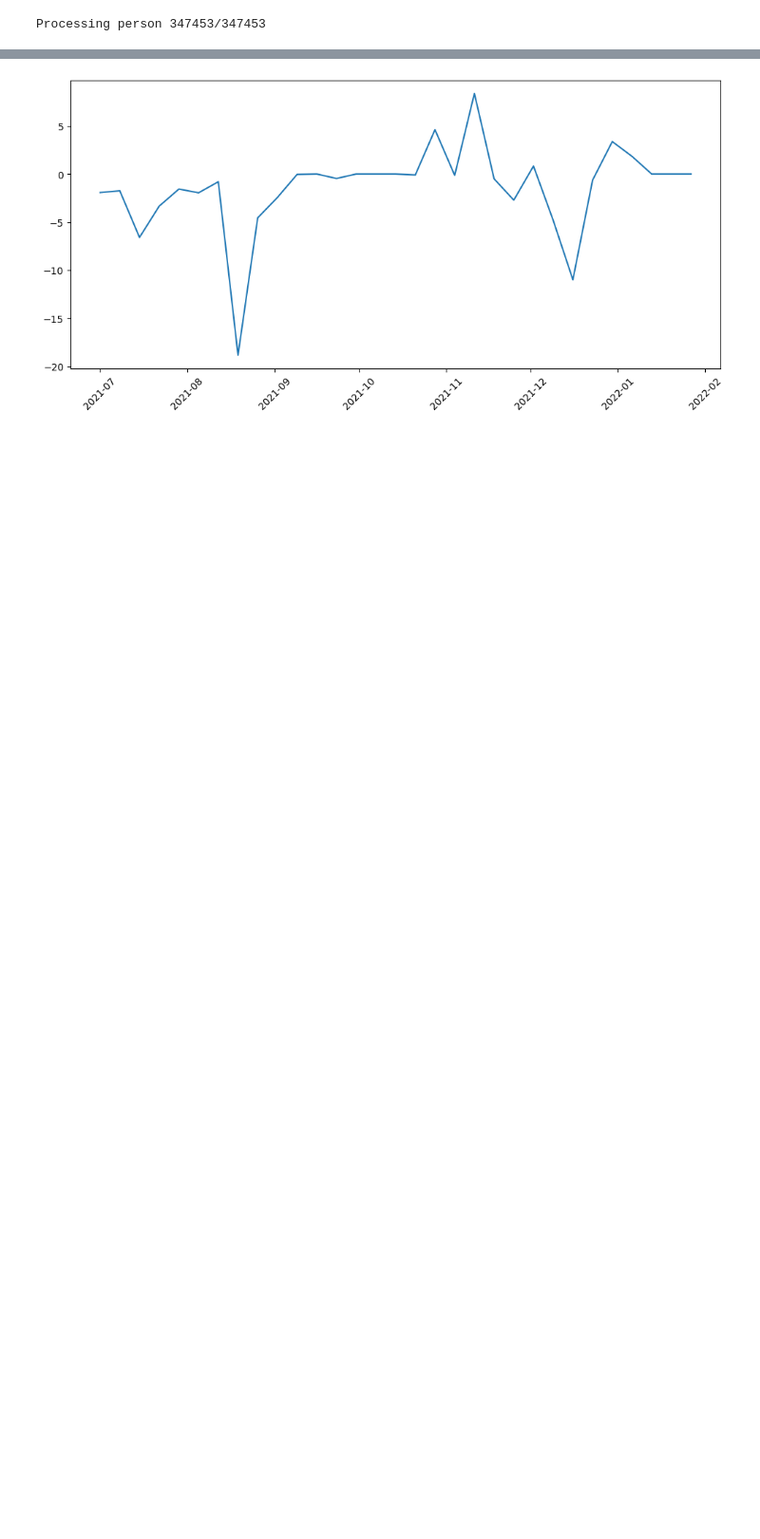
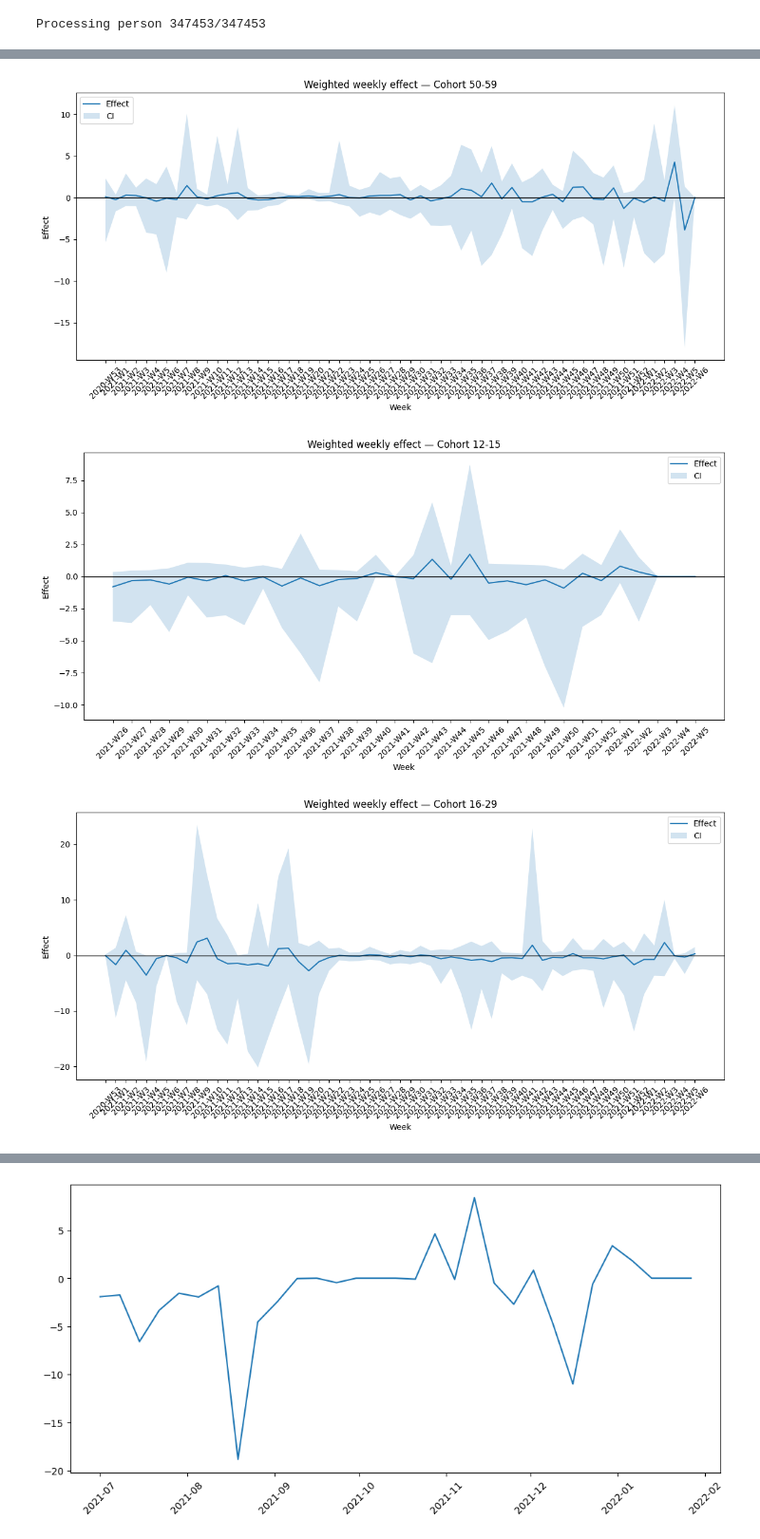
Before and after one commit to ROGR3/ARCHA21-DATACON, a Jupyter notebook: matching_analysis.ipynb, the cells around one changed output, grey strips where cells are left out. Shown at 95% size. Saved outputs shown, nothing was run; the diff lists cells and outputs as text; code cells hidden in the pictures; blank space fills up the shorter version.

```diff
--- a/matching_analysis.ipynb
+++ b/matching_analysis.ipynb
@@ -518,0 +604,12 @@ Processed 31 runs
+# %%
+weights = compute_weights(vax_people)
+weekly_mean, weekly_ci = aggregate_weekly_weighted(
+    effects,
+    weights,
+    ci_level=0.95,
+)
+plot_weekly(weekly_mean, weekly_ci)
+# %% [output]
+[figure, added]
+[figure, added]
+[figure, added]
```
Also changed, not shown: parts of 7 cells of this notebook, 15 other files.
